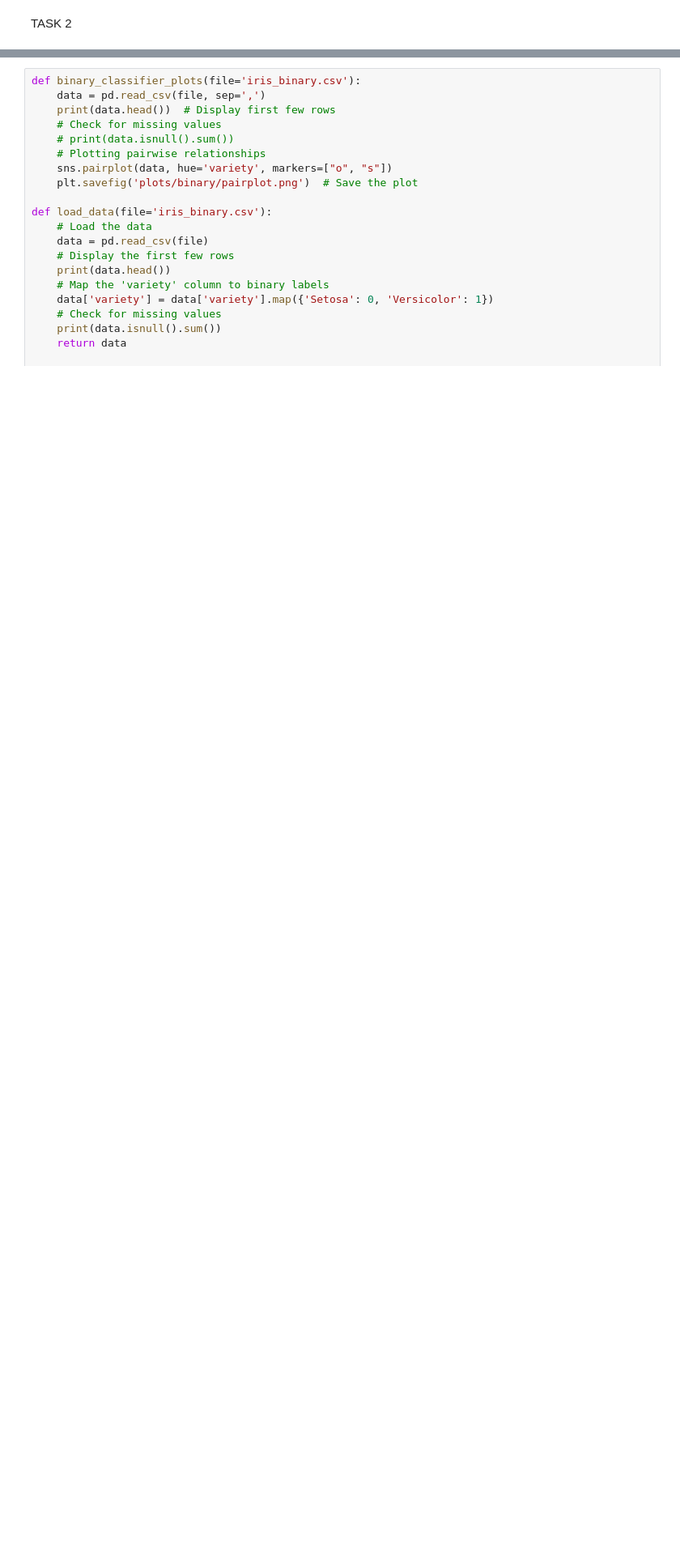
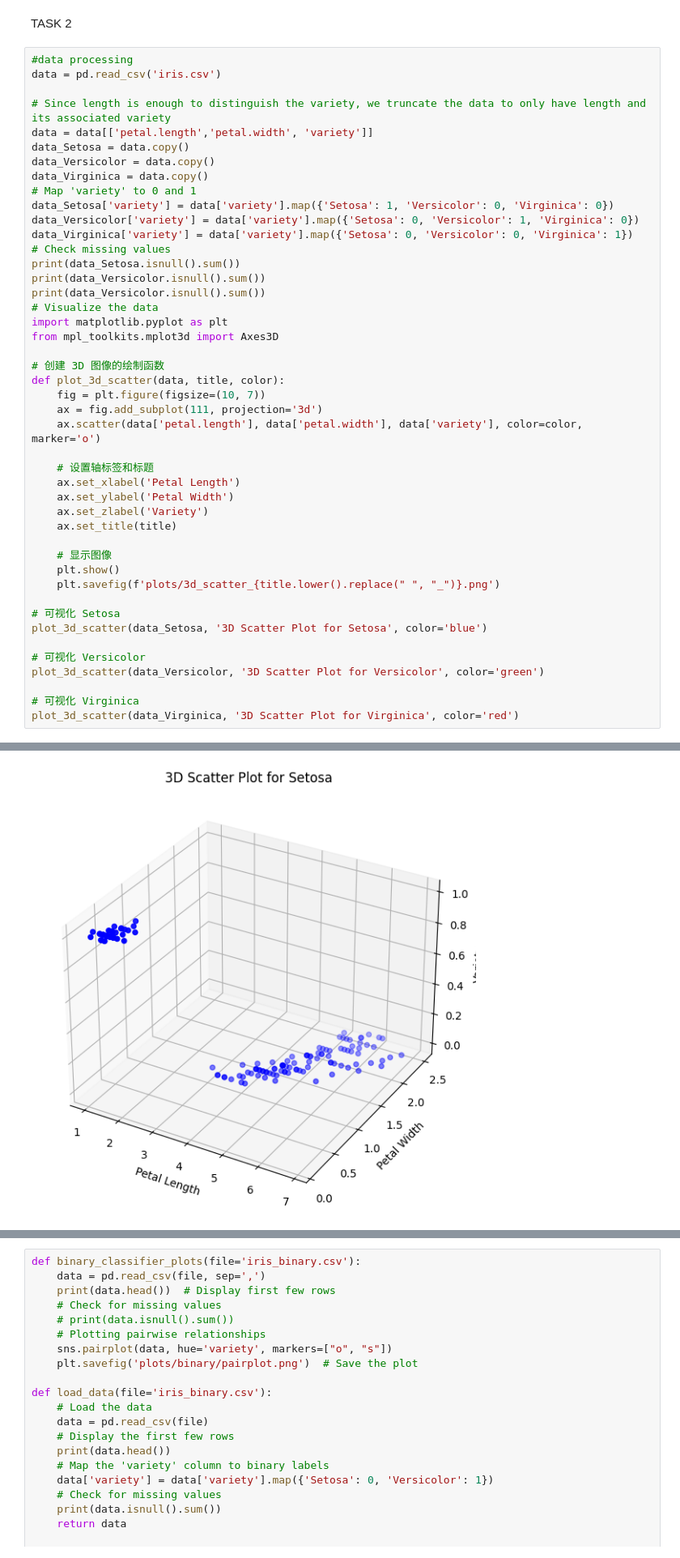
Before and after one commit to RizPur/MALIS-Project, a Jupyter notebook: project1.ipynb, the cells around one changed output, grey strips where cells are left out. Shown at 81% size. Cells and saved outputs as stored; diff of their text form; blank space fills up the shorter version.

```diff
--- a/project1.ipynb
+++ b/project1.ipynb
@@ -150,3 +150,49 @@ plt.savefig('plots/binary/linear_regression_model.png')
 [figure]
 # %% [markdown]
 TASK 2
+# %%
+#data processing
+data = pd.read_csv('iris.csv')
+
+# Since length is enough to distinguish the variety, we truncate the data to only have length and its associated variety
+data = data[['petal.length','petal.width', 'variety']]
+data_Setosa = data.copy()
+data_Versicolor = data.copy()
+data_Virginica = data.copy()
+# Map 'variety' to 0 and 1
+data_Setosa['variety'] = data['variety'].map({'Setosa': 1, 'Versicolor': 0, 'Virginica': 0})
+data_Versicolor['variety'] = data['variety'].map({'Setosa': 0, 'Versicolor': 1, 'Virginica': 0})
+data_Virginica['variety'] = data['variety'].map({'Setosa': 0, 'Versicolor': 0, 'Virginica': 1})
+# Check missing values
+print(data_Setosa.isnull().sum())
+print(data_Versicolor.isnull().sum())
+print(data_Versicolor.isnull().sum())
+# Visualize the data
+import matplotlib.pyplot as plt
+from mpl_toolkits.mplot3d import Axes3D
+
+# 创建 3D 图像的绘制函数
+def plot_3d_scatter(data, title, color):
+    fig = plt.figure(figsize=(10, 7))
+    ax = fig.add_subplot(111, projection='3d')
+    ax.scatter(data['petal.length'], data['petal.width'], data['variety'], color=color, marker='o')
+
+    # 设置轴标签和标题
+    ax.set_xlabel('Petal Length')
+    ax.set_ylabel('Petal Width')
+    ax.set_zlabel('Variety')
+    ax.set_title(title)
+
+    # 显示图像
+    plt.show()
+    plt.savefig(f'plots/3d_scatter_{title.lower().replace(" ", "_")}.png')
+
+# 可视化 Setosa
+plot_3d_scatter(data_Setosa, '3D Scatter Plot for Setosa', color='blue')
+
+# 可视化 Versicolor
+plot_3d_scatter(data_Versicolor, '3D Scatter Plot for Versicolor', color='green')
+
+# 可视化 Virginica
+plot_3d_scatter(data_Virginica, '3D Scatter Plot for Virginica', color='red')
+# %% [output]
@@ -152,0 +211 @@ TASK 2
+[figure, added]
```
Also changed, not shown: parts of 3 cells of this notebook.
